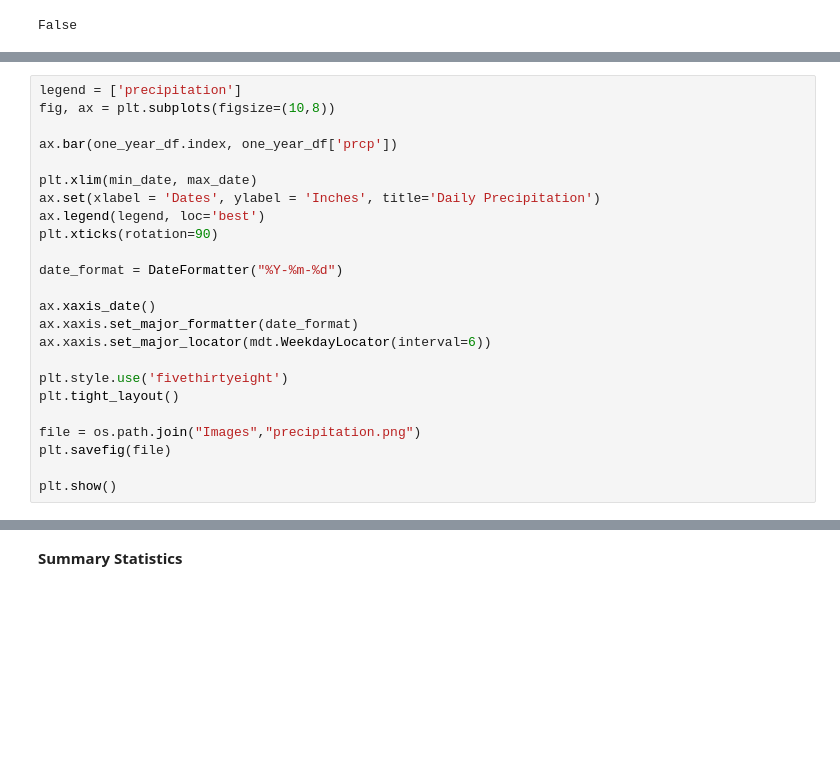
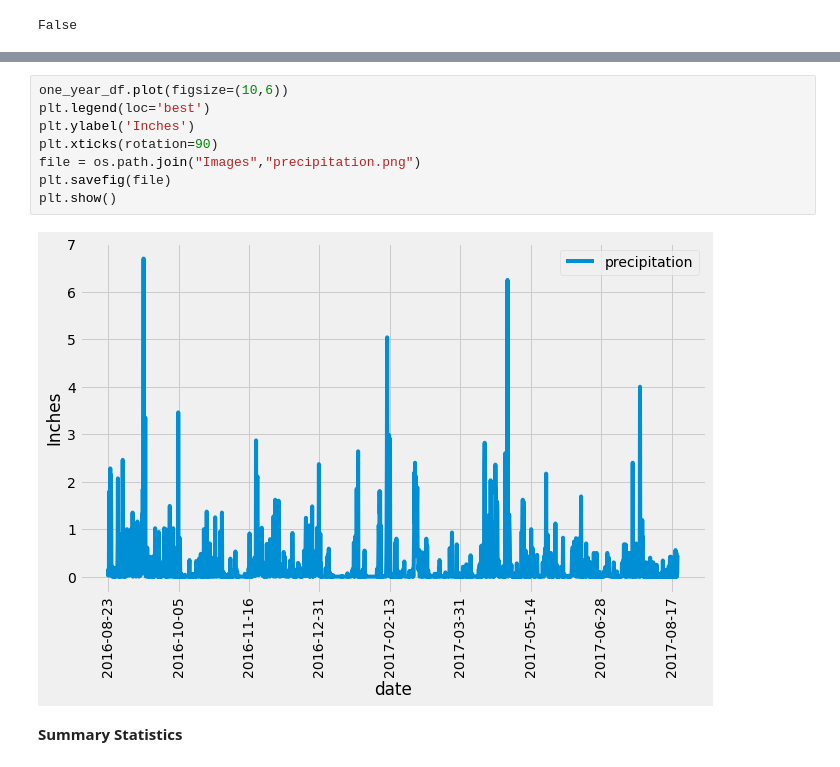
Before and after one commit to tratnikc/sqlalchemy-challenge, a Jupyter notebook: CT_climate_starter.ipynb, the cells around one changed output, grey strips where cells are left out. Cells and saved outputs as stored; diff of their text form; blank space fills up the shorter version.

```diff
--- a/CT_climate_starter.ipynb
+++ b/CT_climate_starter.ipynb
@@ -166,24 +151,0 @@ from matplotlib.dates import DateFormatter
-# %%
-legend = ['precipitation']
-fig, ax = plt.subplots(figsize=(10,8))
-
-ax.bar(one_year_df.index, one_year_df['prcp'])
-
-plt.xlim(min_date, max_date)
-ax.set(xlabel = 'Dates', ylabel = 'Inches', title='Daily Precipitation')
-ax.legend(legend, loc='best')
-plt.xticks(rotation=90)
-
-date_format = DateFormatter("%Y-%m-%d")
-
-ax.xaxis_date()
-ax.xaxis.set_major_formatter(date_format)
-ax.xaxis.set_major_locator(mdt.WeekdayLocator(interval=6))
-
-plt.style.use('fivethirtyeight')
-plt.tight_layout()
-
-file = os.path.join("Images","precipitation.png")
-plt.savefig(file)
-
-plt.show()
@@ -192,3 +152,13 @@ plt.show()
+# %%
+one_year_df.plot(figsize=(10,6))
+plt.legend(loc='best')
+plt.ylabel('Inches')
+plt.xticks(rotation=90)
+file = os.path.join("Images","precipitation.png")
+plt.savefig(file)
+plt.show()
+# %% [output]
+[figure, added]
 # %% [markdown]
 **Summary Statistics**
 # %%
```
Also changed, not shown: parts of 13 cells of this notebook, 1 other file.
